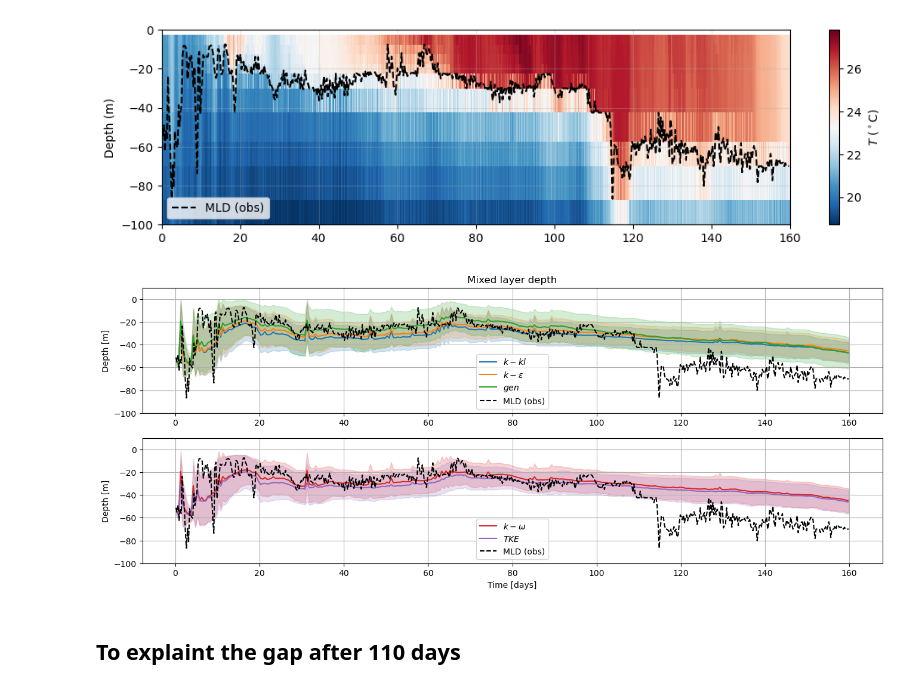
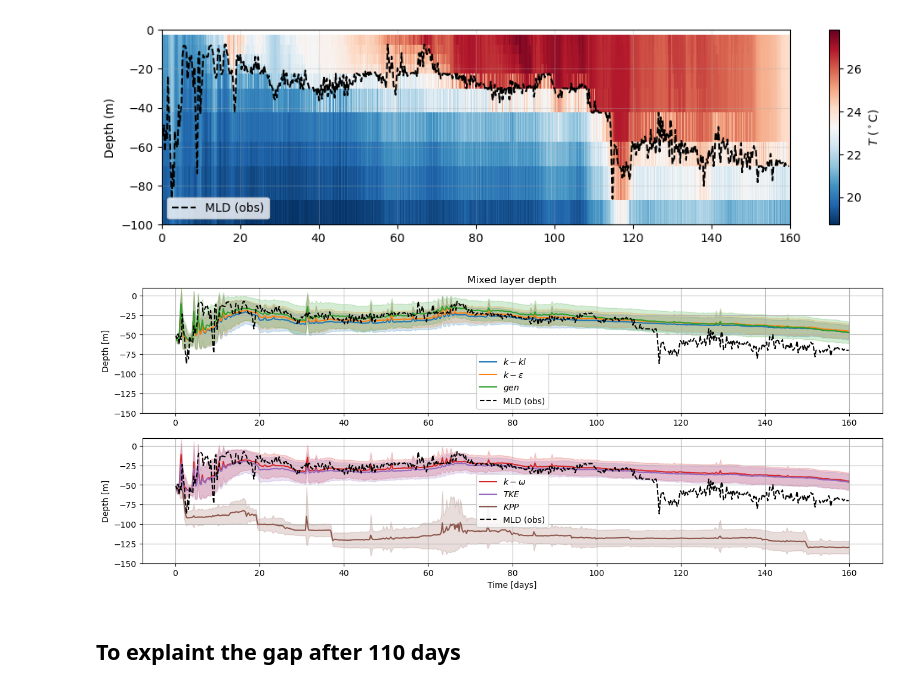
Before and after one commit to mattmattnex/taia-1DV-FD, a Jupyter notebook: experiments/3_Lotus_realistic/realistic_analysis.ipynb, the cells around one changed output. Cells and saved outputs as stored; diff of their text form; code cells hidden in the pictures.

```diff
--- a/experiments/3_Lotus_realistic/realistic_analysis.ipynb
+++ b/experiments/3_Lotus_realistic/realistic_analysis.ipynb
@@ -94,7 +94,7 @@ ax.grid(alpha=0.3)
 0 profiles still incomplete after filling
 [figure]
 # %%
-def plot_MLD_model(model_name, ne, label = None, color = 'C0', window_ave = 24):
+def plot_MLD_model(model_name, ne, label = None, color = 'C0', window_ave = 12):
     OUTPUT_FOLDER = '/home/mnex/Desktop/1DV_FD/experiments/3_Lotus_realistic/output/'
     file_name = OUTPUT_FOLDER + f'lotus_stratif_{model_name}_ne{ne}.nc'
 
@@ -119,36 +119,37 @@ def plot_MLD_model(model_name, ne, label = None, color = 'C0', window_ave = 24):
 # %%
 plt.figure(figsize=(16, 6))
 
 plt.subplot(211)
 plt.title('Mixed layer depth')
 plt.ylabel('Depth [m]')
 
 NENS = 1000
 
 # Model
 plot_MLD_model('k-kl',      NENS, r'$k-kl$',          'C0')
 plot_MLD_model('k-epsilon', NENS, r'$k-\varepsilon$', 'C1')
 plot_MLD_model('k-omega',   NENS, r'$gen$',           'C2')
 
 # REF
 plt.plot(t_bin, -mld_obs_bin, 'k--', label='MLD (obs)')
-plt.ylim(-100, 10)
+plt.ylim(-150, 10)
 plt.legend()
 plt.grid()
 
 plt.subplot(212)
 plt.xlabel('Time [days]')
 plt.ylabel('Depth [m]')
 
-plot_MLD_model('gen',   NENS, r'$k-\omega$', 'C3')
-plot_MLD_model('tke',       NENS, r'$TKE$',  'C4')
+plot_MLD_model('gen', NENS, r'$k-\omega$', 'C3')
+plot_MLD_model('tke', NENS, r'$TKE$',  'C4')
+plot_MLD_model('kpp', NENS, r'$KPP$',  'C5')
 
 # REF
 plt.plot(t_bin, -mld_obs_bin, 'k--', label='MLD (obs)')
-plt.ylim(-100, 10)
+plt.ylim(-150, 10)
 plt.legend()
 plt.grid()
 # %% [output]
-[figure, old version]
+[figure, new version]
 # %% [markdown]
 ## To explaint the gap after 110 days
```
Also changed, not shown: parts of 7 cells of this notebook, 4 other files.
